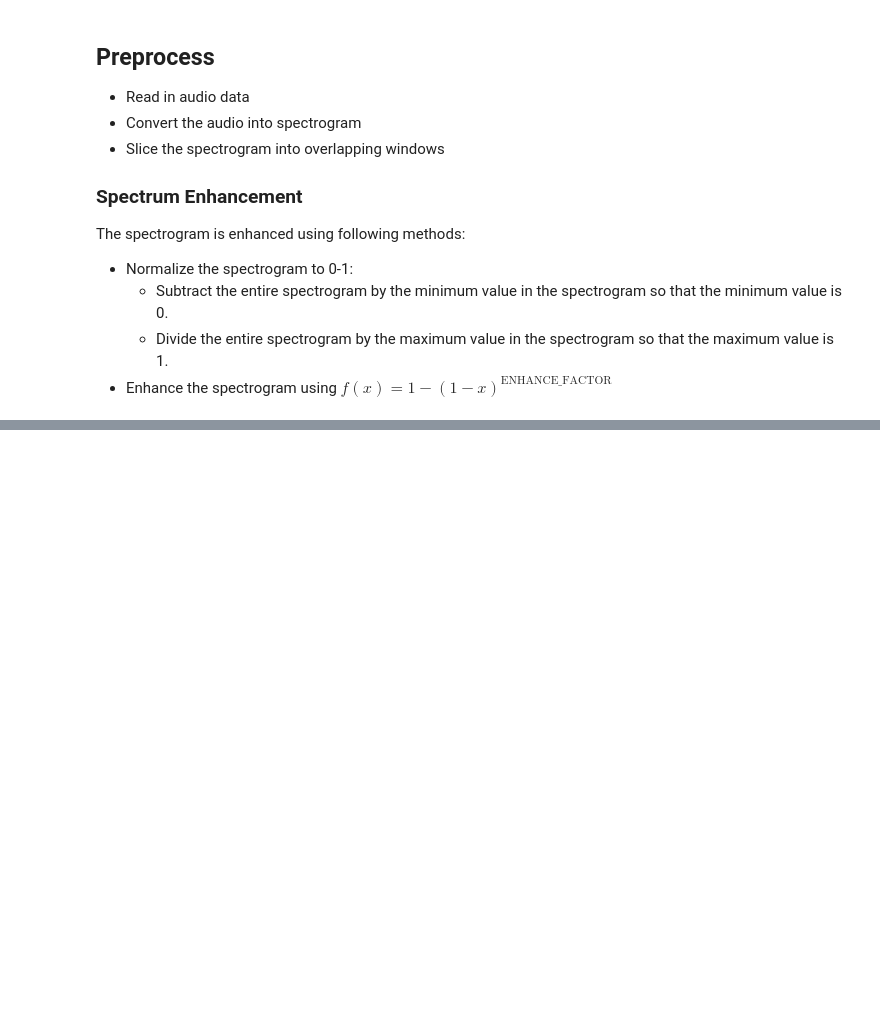
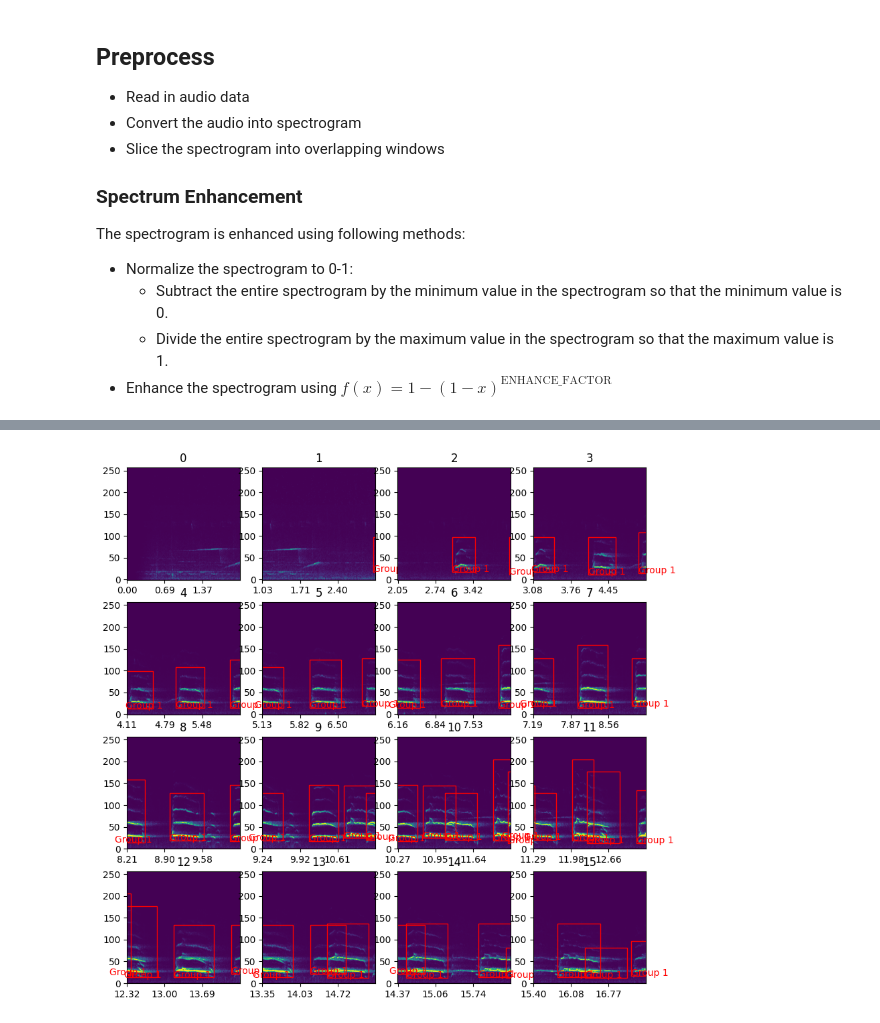
Before and after one commit to fangjunzhou/RCNN-Audio-Detection, a Jupyter notebook: rcnn-audio-detection.ipynb, the cells around one changed output, grey strips where cells are left out. Drawn from its saved outputs; the diff is of its cells as text; code cells hidden in the pictures; blank space fills up the shorter version.

```diff
--- a/rcnn-audio-detection.ipynb
+++ b/rcnn-audio-detection.ipynb
@@ -96,0 +93,10 @@ audioSpectrogram = 1 - (1-audioSpectrogram)**ENHANCE_FACTOR
+# %%
+def GetLabels(labelFileName):
+    labelFileName = labelFileNames[0]
+    # Read the label file in json format
+    labelGroups = json.load(open(os.path.join(DATA_PATH, labelFileName)))
+    labels = []
+    for group in labelGroups:
+        # Expand the labels
+        labels.extend(group["dataSetLabels"])
+    return labels
@@ -118,10 +150,0 @@ while True:
-# %%
-# Plot 16 spectrogram slice
-fig, ax = plt.subplots(4, 4, figsize=(10, 10))
-for i in range(16):
-    # Get a window of the spectrogram
-    sliceIndex = i
-    spectrogramSlice = audioWindows[sliceIndex]
-    ax[i // 4, i % 4].imshow(spectrogramSlice, aspect="auto", origin="lower")
-    ax[i // 4, i % 4].set_title("{}".format(i))
-plt.show()
@@ -129,0 +153,71 @@ plt.show()
+# %%
+INSPECT_FILE_INDEX = 0
+
+# Get the spectrogram of the audio file
+audioSpectrogram, spectrogramFrequencies, timeSpan = GenerateSpectrogram(audioFileNames[INSPECT_FILE_INDEX])
+# Get the labels of the audio file
+labels = GetLabels(labelFileNames[INSPECT_FILE_INDEX])
+# Split the audio file into windows
+audioWindows = GetAudioWindows(audioSpectrogram)
+
+# Plot 16 spectrogram slice
+fig, ax = plt.subplots(4, 4, figsize=(10, 10))
+for i in range(16):
+    # Get a window of the spectrogram
+    sliceIndex = i
+    audioWindow = audioWindows[sliceIndex]
+    spectrogramSlice = audioWindow.spectrogramSlice
+    ax[i // 4, i % 4].imshow(spectrogramSlice, aspect="auto", origin="lower")
+    ax[i // 4, i % 4].set_title("{}".format(i))
+    # Set the x-axis to the time scale
+    xticks = np.arange(0, spectrogramSlice.shape[1], spectrogramSlice.shape[1] // 3)
+    xlabels = [
+        "{:.2f}".format(
+            audioWindow.startTime + (i / spectrogramSlice.shape[1]) *
+            (audioWindow.endTime - audioWindow.startTime)) for i in xticks]
+    ax[i // 4, i % 4].set_xticks(xticks)
+    ax[i // 4, i % 4].set_xticklabels(xlabels)
+    # Draw all labels
+    for label in labels:
+        # Find the start and end coordinates of the label
+        startX = int(
+            (
+                label["startTime"] - audioWindow.startTime
+            )/(
+                audioWindow.endTime - audioWindow.startTime
+            ) * spectrogramSlice.shape[1]
+        )
+        endX = int(
+            (
+                label["endTime"] - audioWindow.startTime
+            )/(
+                audioWindow.endTime - audioWindow.startTime
+            ) * spectrogramSlice.shape[1]
+        )
+        # Find y coordinates by finding the index of first value in spectrogramFrequencies > label frequency
+        startY = np.argmax(spectrogramFrequencies > label["startFreq"])
+        endY = np.argmax(spectrogramFrequencies > label["endFreq"])
+        # Continue if startX > spectrogramSlice.shape[1] or endX < 0
+        if startX > spectrogramSlice.shape[1] or endX < 0:
+            continue
+        # Draw the rectangle
+        rect = Rectangle(
+            (startX, startY),
+            endX - startX,
+            endY - startY,
+            linewidth=1,
+            edgecolor="r",
+            facecolor="none"
+        )
+        ax[i // 4, i % 4].add_patch(rect)
+        # Draw the label name
+        ax[i // 4, i % 4].text(
+            startX,
+            startY,
+            label["groupName"],
+            color="r",
+            fontsize=10
+        )
+plt.show()
+# %% [output]
+[figure, added]
```
Also changed, not shown: parts of 14 cells of this notebook, 1 other file.
